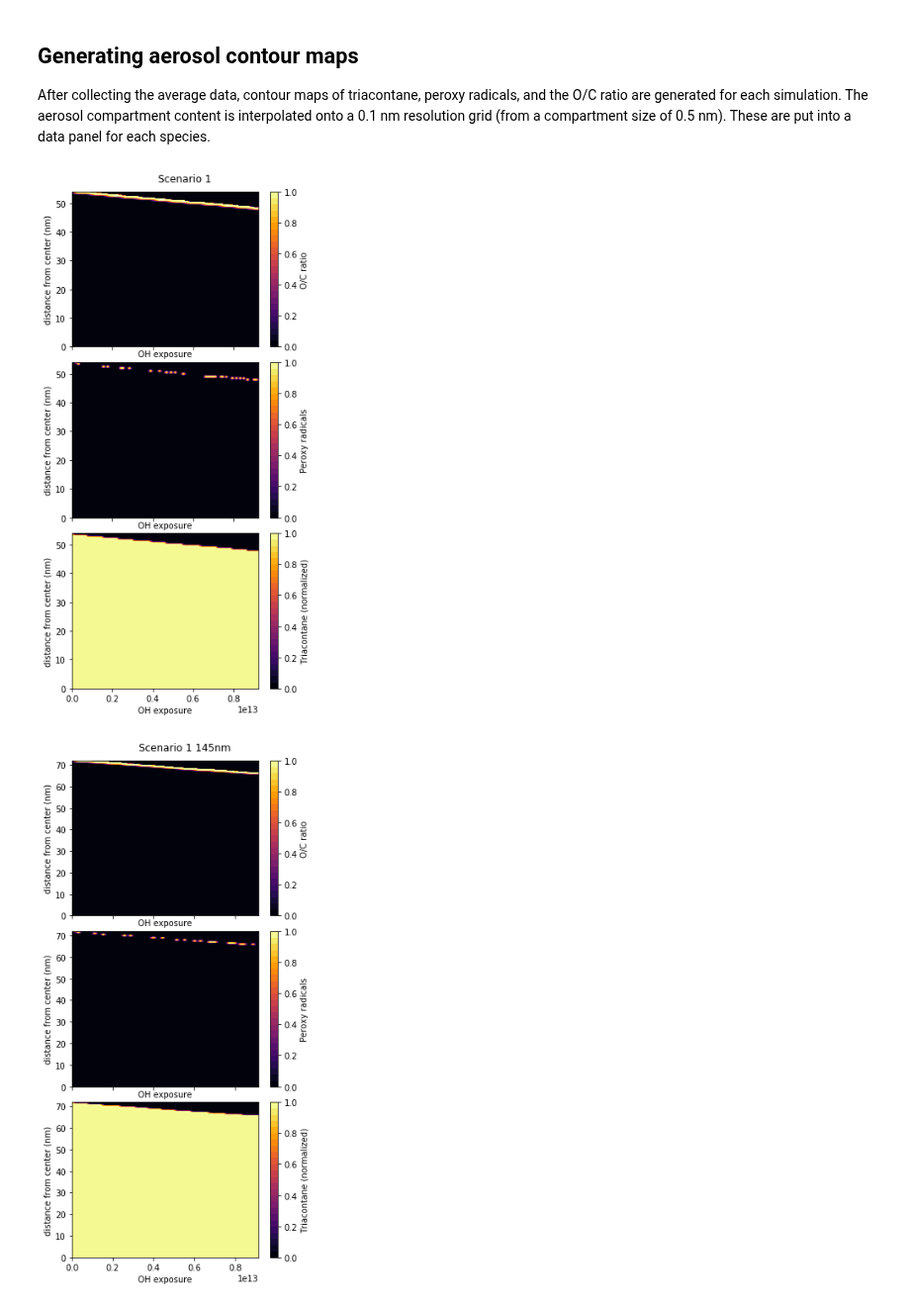
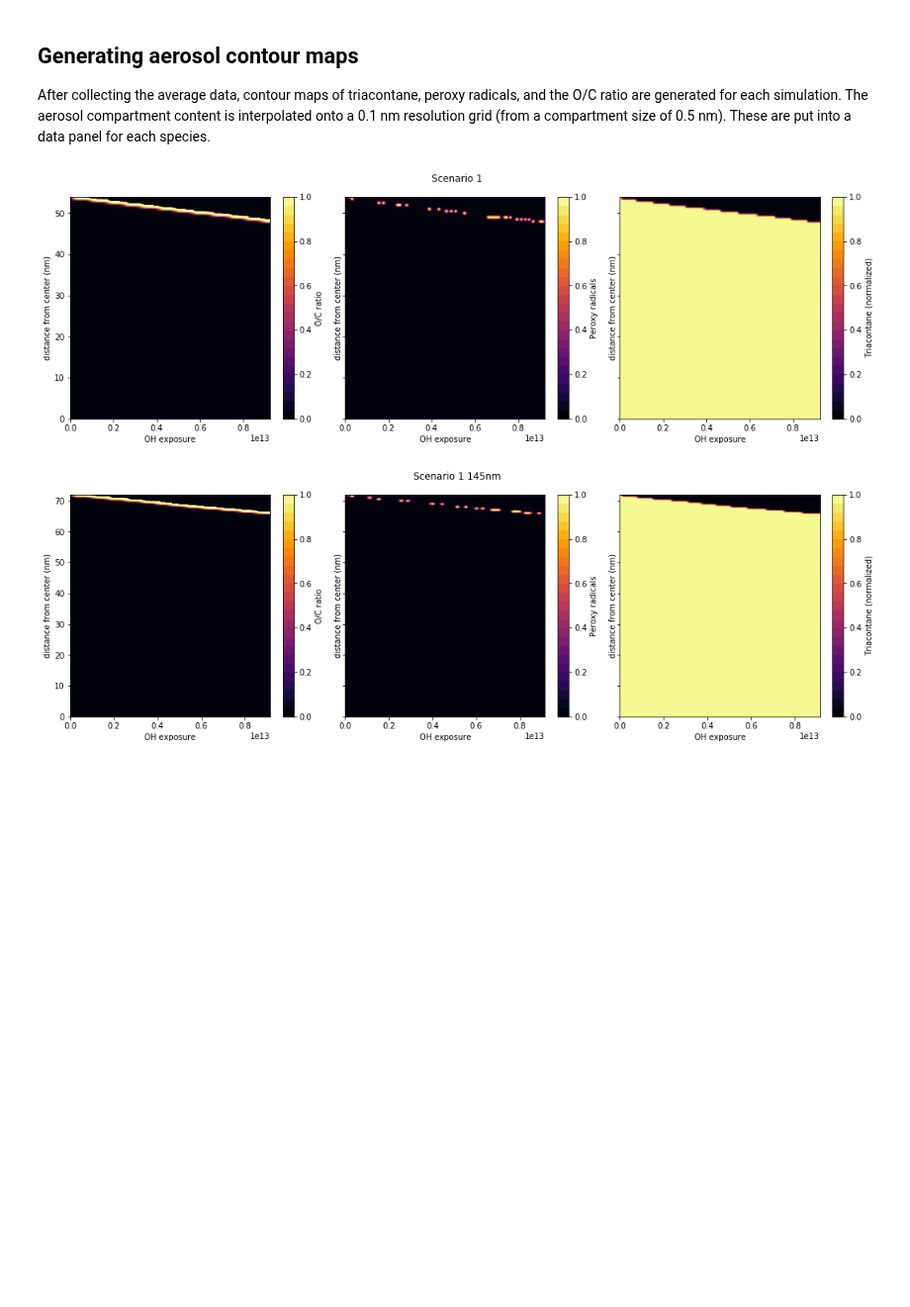
Before and after one commit to aawiegel/StackSimAnalysis, a Jupyter notebook: python/Postprocessing.ipynb, the cells around one changed output. Shown at 99% size. Saved outputs shown, nothing was run; the diff lists cells and outputs as text; code cells hidden in the pictures; blank space fills up the shorter version.

```diff
--- a/python/Postprocessing.ipynb
+++ b/python/Postprocessing.ipynb
@@ -283,35 +283,35 @@ for scenario in ScenarioFiles.keys():
                                                  minor_axis = OH_exp)
 
     # Generate plots of contour maps
 
-    fig, axes = plt.subplots(3, 1, figsize=(5, 10), sharex = True)
+    fig, axes = plt.subplots(1, 3, figsize=(18, 5), sharey = True)
 
-    plt.subplots_adjust(wspace=0.25, hspace=0.1)
+    plt.subplots_adjust(wspace=0.1, hspace=1.75)
 
     fig.suptitle(scenario)
-    fig.subplots_adjust(top=0.95)
+    fig.subplots_adjust(top=0.9)
 
     i = 0
     for species, data in ScenarioData[scenario+" contours"].iteritems():
 
         # Find maximum value on contour and generate contour levels and labels
         #maximum = data.values.max()
         levels = np.linspace(0, 1, num=26)
         labels = np.linspace(0, 1, num=6)
 
         # Create contour map from data frame
         cm = axes[i].contourf(data.columns.values, data.index/1E-7, data,
                            levels = levels, cmap='inferno')
 
         # Add axis labels
         axes[i].set_xlabel("OH exposure")
         axes[i].set_ylabel("distance from center (nm)")
 
         # Add color bar
         cb = fig.colorbar(cm, ax=axes[i], ticks=labels)
         cb.set_label(species)
 
         i += 1
 # %% [output]
-[figure, old version]
+[figure, new version]
-[figure, old version]
+[figure, new version]
```
Also changed, not shown: parts of 1 cell of this notebook.
